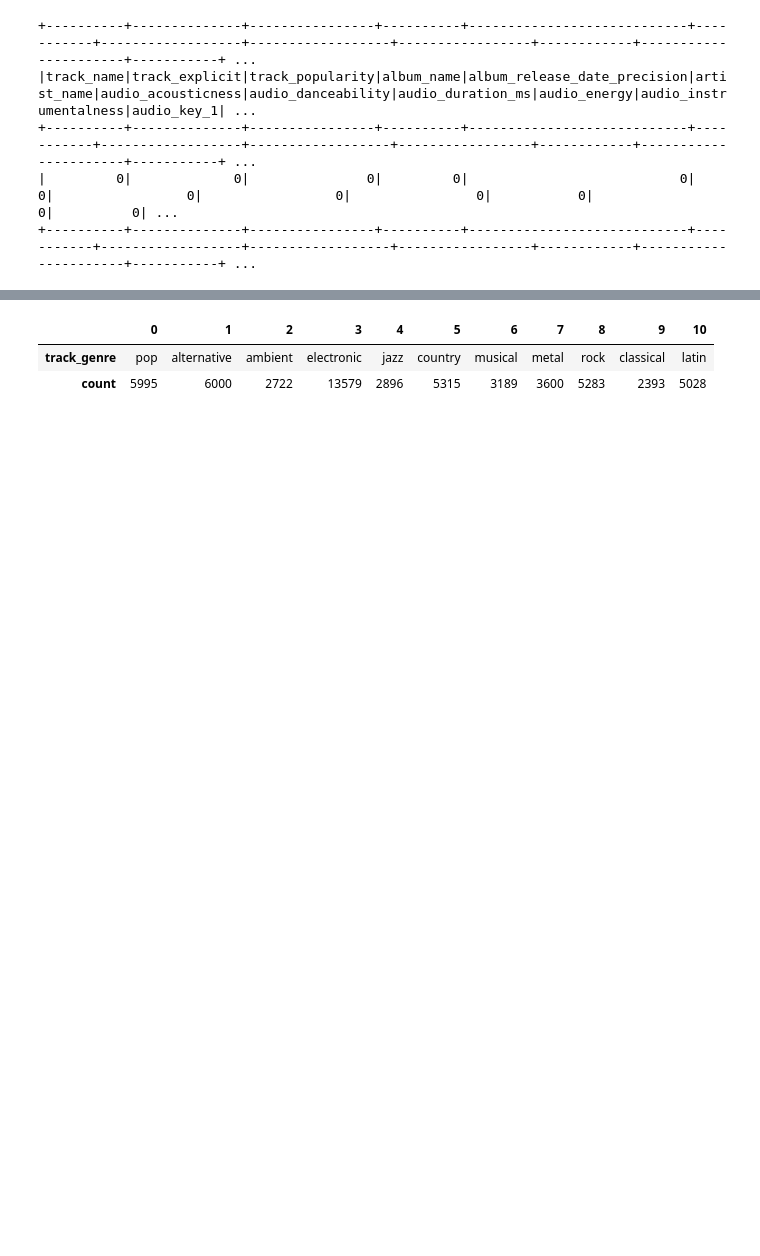
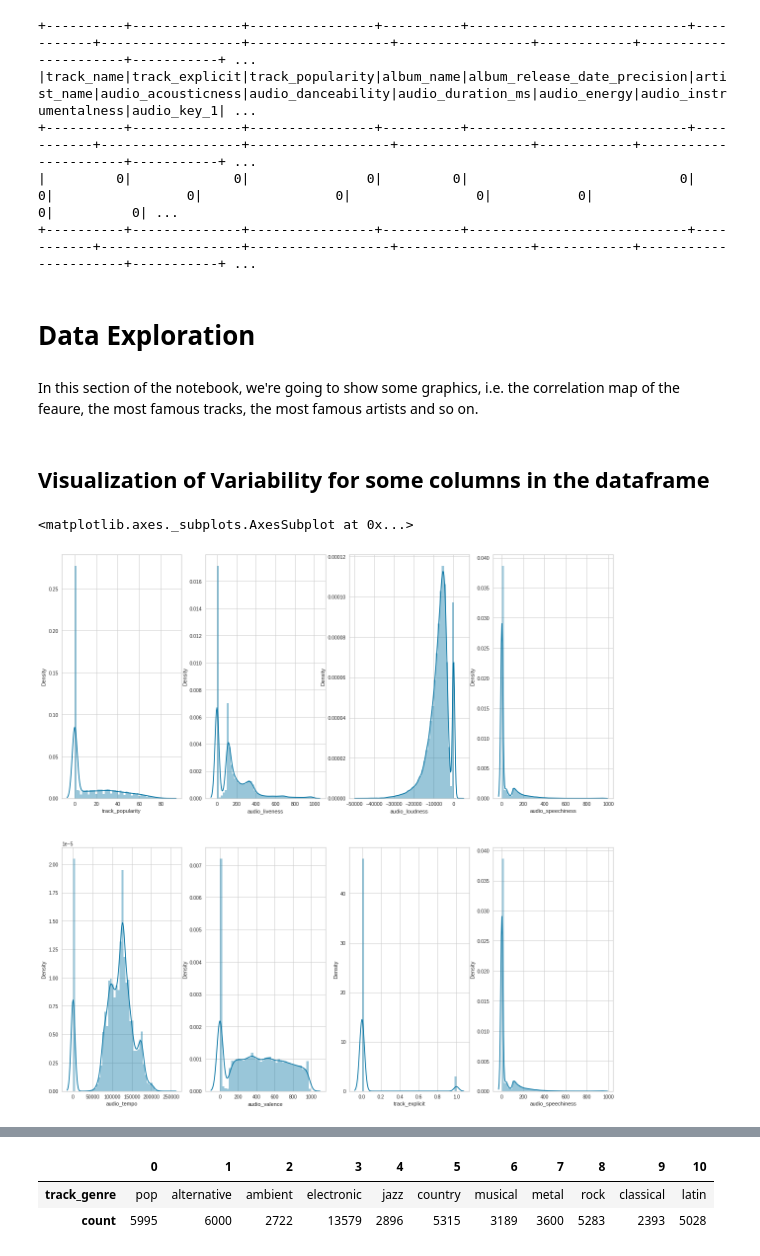
Before and after one commit to AndreaBe99/big-data-project, a Jupyter notebook: spotify_genre_popularity_model_pyspark.ipynb, the cells around one changed output, grey strips where cells are left out. Saved outputs shown, nothing was run; the diff lists cells and outputs as text; code cells hidden in the pictures; blank space fills up the shorter version.

```diff
--- a/spotify_genre_popularity_model_pyspark.ipynb
+++ b/spotify_genre_popularity_model_pyspark.ipynb
@@ -364,3 +306,27 @@ spotify_tracks.agg(*[f.count(f.when(f.isnull(c), c)).alias(c) for c in spotify_t
 +----------+--------------+----------------+----------+----------------------------+-----------+------------------+------------------+-----------------+------------+----------------------+-----------+ ...
 # %%
 spotify_tracks = spotify_tracks.dropna()
+# %% [markdown]
+# **Data Exploration**
+# %% [markdown]
+In this section of the notebook, we're going to show some graphics, i.e. the correlation map of the feaure, the most famous tracks, the most famous artists and so on.
+# %%
+# To access plotting libraries, we need to first transform our PySpark DataFrame into a Pandas DataFrame
+spotify_tracks_pd = spotify_tracks.toPandas()
+# %% [markdown]
+## Visualization of Variability for some columns in the dataframe
+# %%
+#Visualisation of Variability for some columns in the dataframe
+fig,ax = plt.subplots(2,4,figsize=(20,20))
+
+sns.distplot(spotify_tracks_pd['track_popularity'],ax=ax[0,0])
+sns.distplot(spotify_tracks_pd['audio_liveness'],ax=ax[0,1])
+sns.distplot(spotify_tracks_pd['audio_loudness'],ax=ax[0,2])
+sns.distplot(spotify_tracks_pd['audio_speechiness'],ax=ax[0,3])
+sns.distplot(spotify_tracks_pd['audio_tempo'],ax=ax[1,0])
+sns.distplot(spotify_tracks_pd['audio_valence'],ax=ax[1,1])
+sns.distplot(spotify_tracks_pd['track_explicit'],ax=ax[1,2])
+sns.distplot(spotify_tracks_pd['audio_speechiness'],ax=ax[1,3])
+# %% [output]
+<matplotlib.axes._subplots.AxesSubplot at 0x...>
+[figure, added]
```
Also changed, not shown: parts of 125 cells of this notebook, 2 other files.
